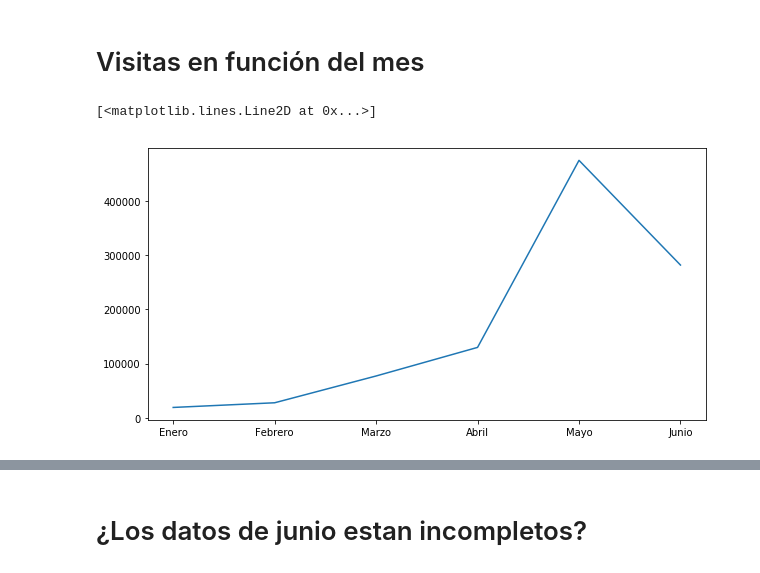
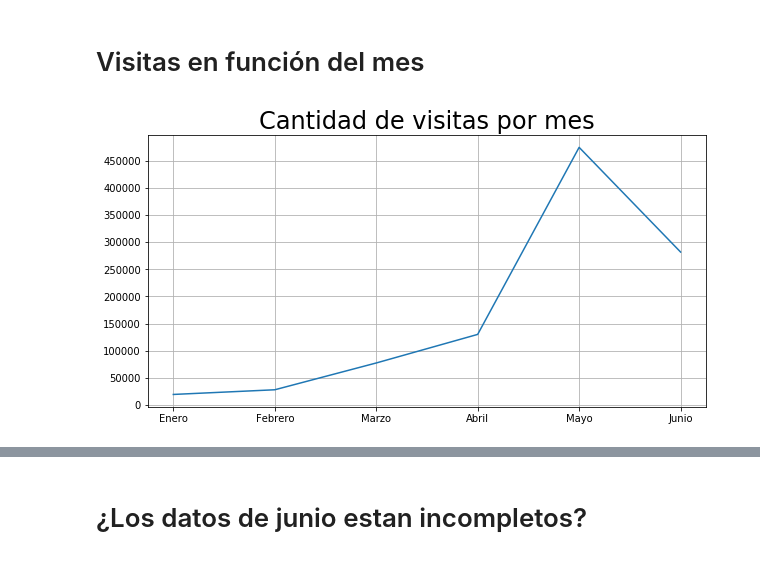
Before and after one commit to javier2409/TP1Datos2C2018, a Jupyter notebook: Analisis Geografico.ipynb, the cells around one changed output, grey strips where cells are left out. Saved outputs shown, nothing was run; the diff lists cells and outputs as text; code cells hidden in the pictures.

```diff
--- a/Analisis Geografico.ipynb
+++ b/Analisis Geografico.ipynb
@@ -31,9 +31,12 @@ visitas.index = ['Enero','Febrero','Marzo','Abril','Mayo','Junio']
 # %%
 fig_size = plt.rcParams["figure.figsize"]
 fig_size[0]=10
 fig_size[1]=5
 plt.rcParams["figure.figsize"] = fig_size
+plt.yticks(range(0,500000,50000))
+plt.grid()
 plt.plot(visitas)
+plt.title('Cantidad de visitas por mes',size=24)
+plt.show()*-
 # %% [output]
-[<matplotlib.lines.Line2D at 0x...>]
-[figure, old version]
+[figure, new version]
```
Also changed, not shown: parts of 3 cells of this notebook, 1 other file.
